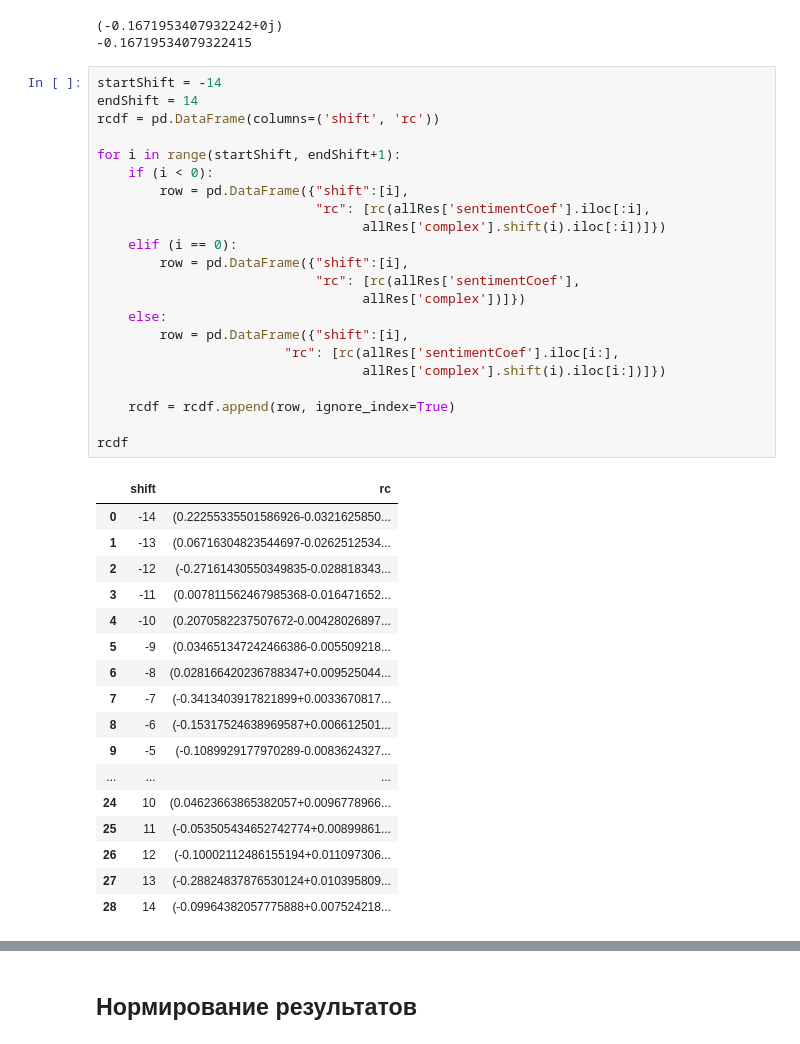
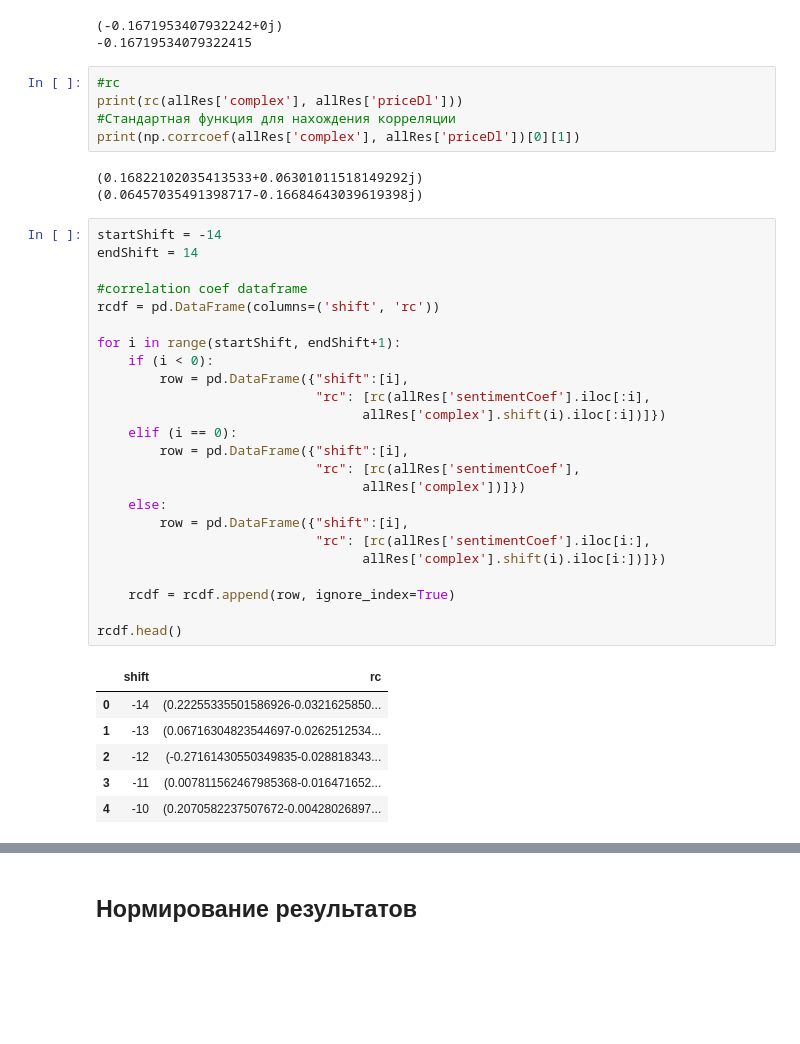
Before and after one commit to baryev/autoregressive-model, a Jupyter notebook: sentimentsAnalysis.ipynb, the cells around one changed output, grey strips where cells are left out. Cells and saved outputs as stored; diff of their text form; blank space fills up the shorter version.

```diff
--- a/sentimentsAnalysis.ipynb
+++ b/sentimentsAnalysis.ipynb
@@ -156,44 +161,43 @@ print(np.corrcoef(allRes['volume'], allRes['price'])[0][1])
 # %% [output]
 (-0.1671953407932242+0j)
 -0.16719534079322415
+# %%
+#rc
+print(rc(allRes['complex'], allRes['priceDl']))
+#Стандартная функция для нахождения корреляции
+print(np.corrcoef(allRes['complex'], allRes['priceDl'])[0][1])
+# %% [output]
+(0.16822102035413533+0.06301011518149292j)
+(0.06457035491398717-0.16684643039619398j)
 # %%
 startShift = -14
 endShift = 14
+
+#correlation coef dataframe
 rcdf = pd.DataFrame(columns=('shift', 'rc'))
 
 for i in range(startShift, endShift+1):
     if (i < 0):
         row = pd.DataFrame({"shift":[i],
                             "rc": [rc(allRes['sentimentCoef'].iloc[:i],
                                   allRes['complex'].shift(i).iloc[:i])]})
     elif (i == 0):
         row = pd.DataFrame({"shift":[i],
                             "rc": [rc(allRes['sentimentCoef'],
                                   allRes['complex'])]})
     else:
         row = pd.DataFrame({"shift":[i],
-                        "rc": [rc(allRes['sentimentCoef'].iloc[i:],
+                            "rc": [rc(allRes['sentimentCoef'].iloc[i:],
                                   allRes['complex'].shift(i).iloc[i:])]})
 
     rcdf = rcdf.append(row, ignore_index=True)
 
-rcdf
+rcdf.head()
 # %% [output]
 |  | shift | rc |
 | 0 | -14 | (0.22255335501586926-0.0321625850... |
 | 1 | -13 | (0.06716304823544697-0.0262512534... |
 | 2 | -12 | (-0.27161430550349835-0.028818343... |
 | 3 | -11 | (0.007811562467985368-0.016471652... |
 | 4 | -10 | (0.2070582237507672-0.00428026897... |
-| 5 | -9 | (0.034651347242466386-0.005509218... |
-| 6 | -8 | (0.028166420236788347+0.009525044... |
-| 7 | -7 | (-0.3413403917821899+0.0033670817... |
-| 8 | -6 | (-0.15317524638969587+0.006612501... |
-| 9 | -5 | (-0.1089929177970289-0.0083624327... |
-| ... | ... | ... |
-| 24 | 10 | (0.04623663865382057+0.0096778966... |
-| 25 | 11 | (-0.053505434652742774+0.00899861... |
-| 26 | 12 | (-0.10002112486155194+0.011097306... |
-| 27 | 13 | (-0.28824837876530124+0.010395809... |
-| 28 | 14 | (-0.09964382057775888+0.007524218... |
 # %%
```
Also changed, not shown: parts of 9 cells of this notebook.
